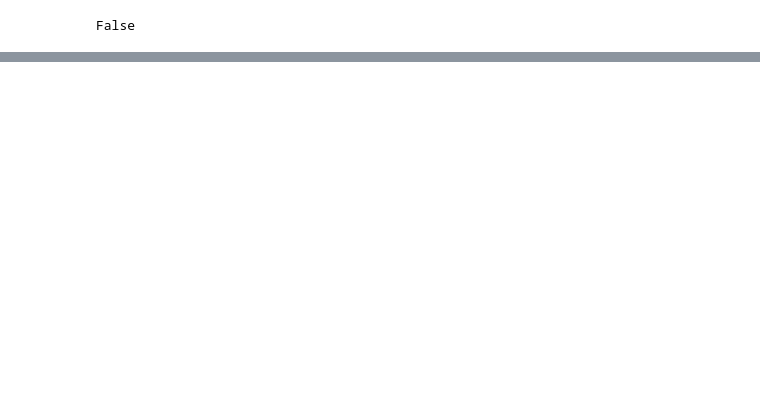
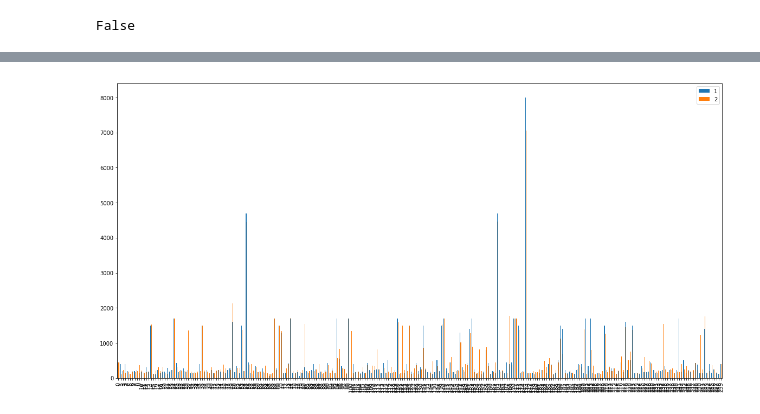
Before and after one commit to sudip06/CameraPrices, a Jupyter notebook: Untitled.ipynb, the cells around one changed output, grey strips where cells are left out. Saved outputs shown, nothing was run; the diff lists cells and outputs as text; code cells hidden in the pictures; blank space fills up the shorter version.

```diff
--- a/Untitled.ipynb
+++ b/Untitled.ipynb
@@ -411,4 +373,4 @@ False
 # %%
 val_Y=val_Y.reset_index()
 # %%
-pd.concat([val_Y, pd.Series(melb_preds.reshape(260))], axis=1)
+compareDf=pd.concat([val_Y, pd.Series(melb_preds.reshape(260))], axis=1,ignore_index=True)
@@ -433,0 +386,2 @@ pd.concat([val_Y, pd.Series(melb_preds.reshape(260))], axis=1)
+# %%
+compareDf.drop(columns=0,inplace=True)
@@ -433,0 +397,7 @@ pd.concat([val_Y, pd.Series(melb_preds.reshape(260))], axis=1)
+# %%
+#plt.figure(figsize=(30,20))
+plt.rcParams["figure.figsize"] = (20,10)
+compareDf.plot.bar(x=c2.index)
+plt.show()
+# %% [output]
+[figure, added]
```
Also changed, not shown: parts of 12 cells of this notebook.
